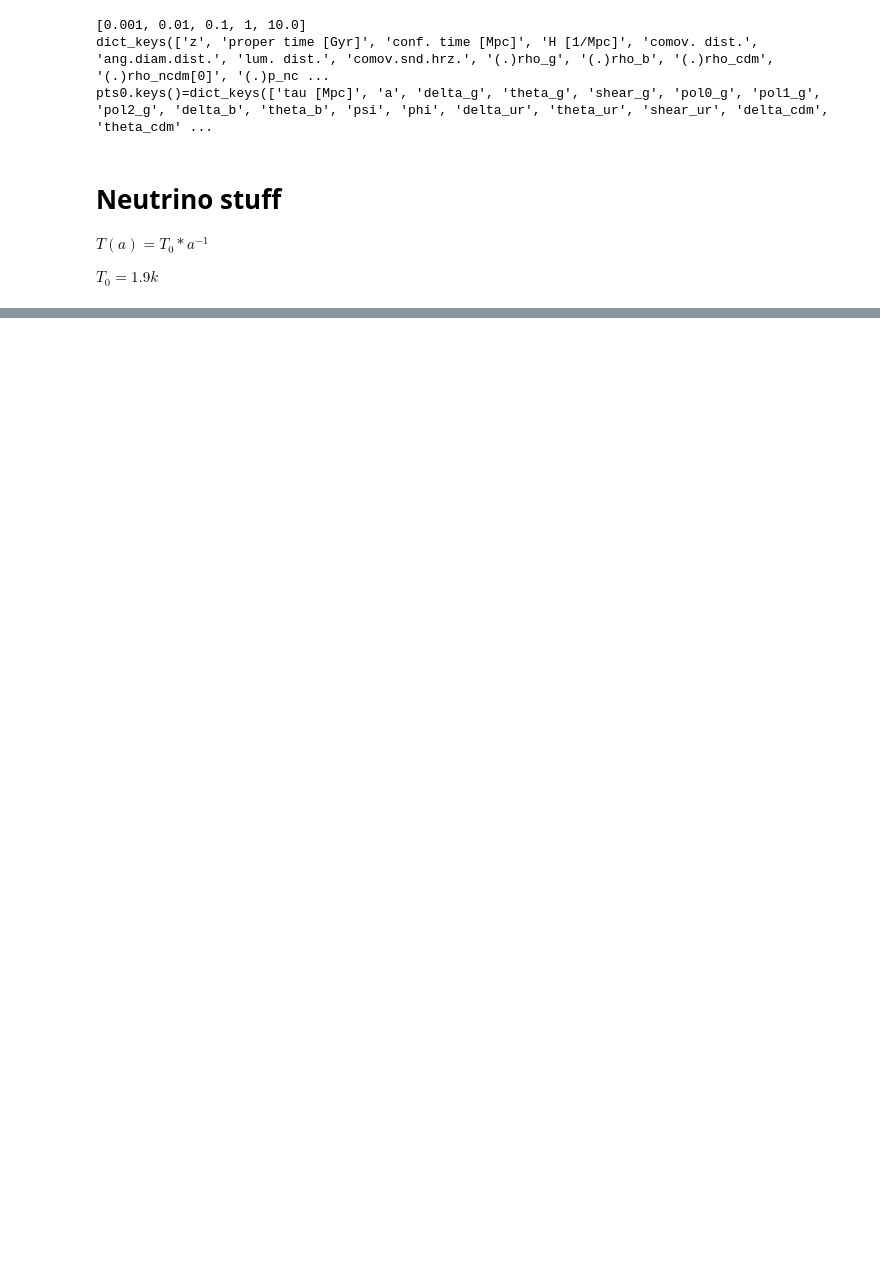
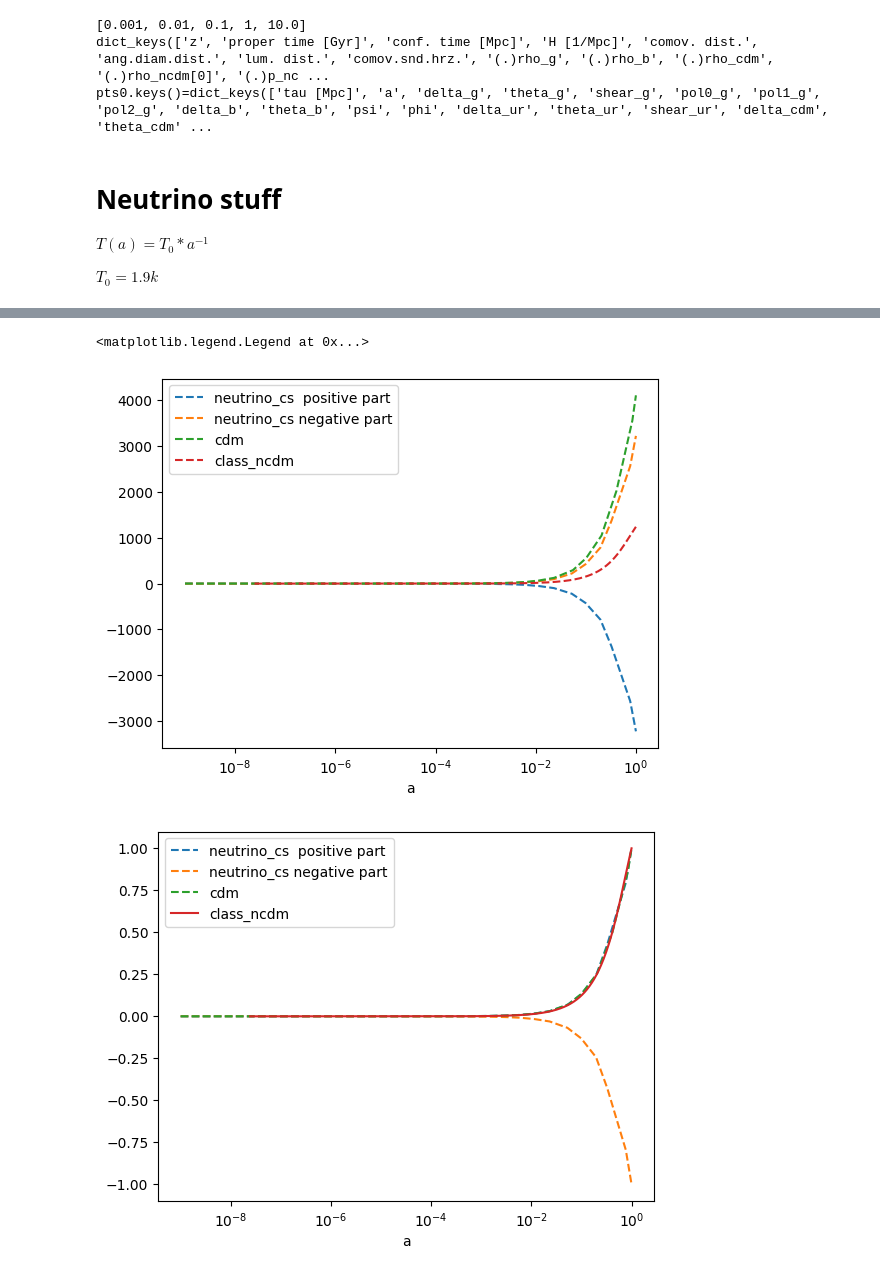
Before and after one commit to eriksteenberg/Power-spectrum-Test, a Jupyter notebook: cdm_cs_simulering.ipynb, the cells around one changed output, grey strips where cells are left out. Drawn from its saved outputs; the diff is of its cells as text; code cells hidden in the pictures; blank space fills up the shorter version.

```diff
--- a/cdm_cs_simulering.ipynb
+++ b/cdm_cs_simulering.ipynb
@@ -232,0 +187,24 @@ plt.legend()
+# %%
+
+plt.semilogx(a_interp(sol_cb1.t),delta1,"--",label="neutrino_cs  positive part")
+plt.semilogx(a_interp(sol_cb1.t),-delta1,"--",label="neutrino_cs negative part")
+plt.semilogx(a_interp(sol_cb.t),np.abs(delta),"--",label="cdm")
+plt.xlabel("a")
+k_val = 1
+
+plt.semilogx(pts[k_val]["a"],np.abs(pts[k_val]["delta_ncdm[0]"]),"--",label="class_ncdm")
+plt.legend()
+plt.figure(21312)
+
+plt.semilogx(a_interp(sol_cb1.t),delta1/delta1[-1],"--",label="neutrino_cs  positive part")
+plt.semilogx(a_interp(sol_cb1.t),-delta1/delta1[-1],"--",label="neutrino_cs negative part")
+plt.semilogx(a_interp(sol_cb.t),np.abs(delta)/delta[-1],"--",label="cdm")
+plt.xlabel("a")
+k_val = 1
+
+plt.semilogx(pts[k_val]["a"],np.abs(pts[k_val]["delta_ncdm[0]"]/np.abs(pts[k_val]["delta_ncdm[0]"])[-1]),label="class_ncdm")
+plt.legend()
+# %% [output]
+<matplotlib.legend.Legend at 0x...>
+[figure, added]
+[figure, added]
```
Also changed, not shown: parts of 12 cells of this notebook.
